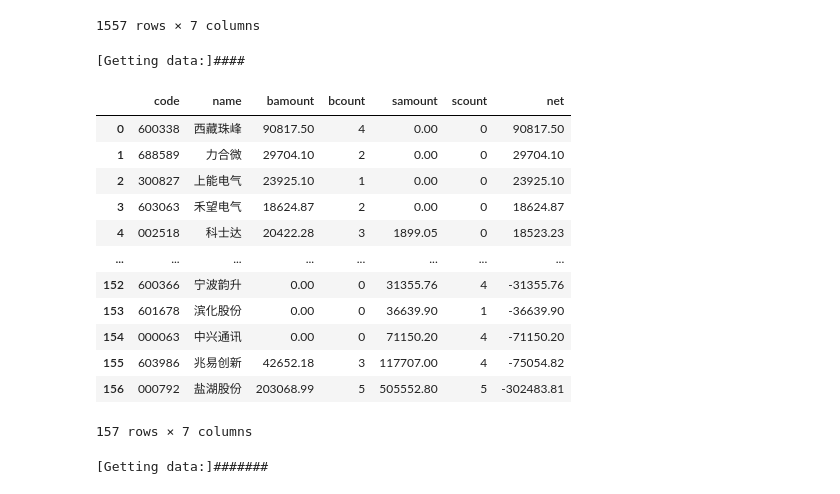
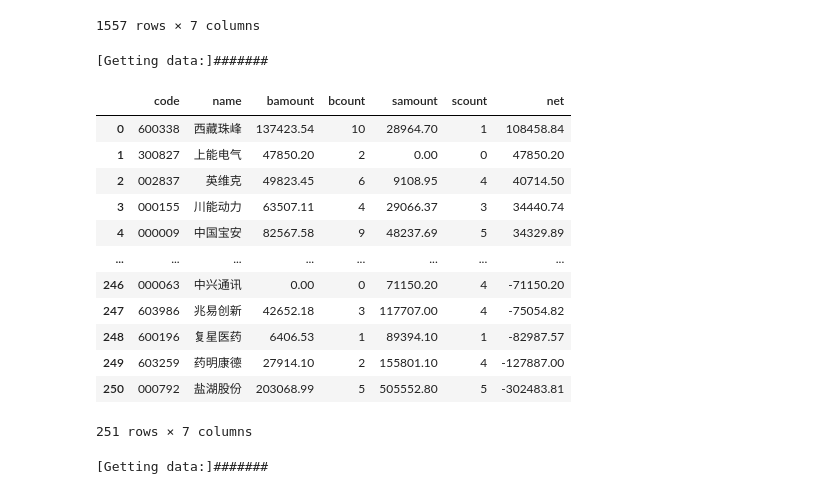
Before and after one commit to linfenglee/quant_trading, a Jupyter notebook: stock_trading/test.ipynb, the cells around one changed output. Drawn from its saved outputs; the diff is of its cells as text; code cells hidden in the pictures.

```diff
--- a/stock_trading/test.ipynb
+++ b/stock_trading/test.ipynb
@@ -414,22 +414,22 @@ ts.broker_tops(10)
 | 1556 | 山西证券股份有限公司太原平阳路证券营业部 | 1 | 424.46 | 1 | 0.00 | 0 | 大地熊 |
 1557 rows × 7 columns
 # %%
-ts.inst_tops()
+ts.inst_tops(10)
 # %% [output]
-[Getting data:]####
+[Getting data:]#######
 |  | code | name | bamount | bcount | samount | scount | net |
-| 0 | 600338 | 西藏珠峰 | 90817.50 | 4 | 0.00 | 0 | 90817.50 |
-| 1 | 688589 | 力合微 | 29704.10 | 2 | 0.00 | 0 | 29704.10 |
-| 2 | 300827 | 上能电气 | 23925.10 | 1 | 0.00 | 0 | 23925.10 |
-| 3 | 603063 | 禾望电气 | 18624.87 | 2 | 0.00 | 0 | 18624.87 |
-| 4 | 002518 | 科士达 | 20422.28 | 3 | 1899.05 | 0 | 18523.23 |
+| 0 | 600338 | 西藏珠峰 | 137423.54 | 10 | 28964.70 | 1 | 108458.84 |
+| 1 | 300827 | 上能电气 | 47850.20 | 2 | 0.00 | 0 | 47850.20 |
+| 2 | 002837 | 英维克 | 49823.45 | 6 | 9108.95 | 4 | 40714.50 |
+| 3 | 000155 | 川能动力 | 63507.11 | 4 | 29066.37 | 3 | 34440.74 |
+| 4 | 000009 | 中国宝安 | 82567.58 | 9 | 48237.69 | 5 | 34329.89 |
 | ... | ... | ... | ... | ... | ... | ... | ... |
-| 152 | 600366 | 宁波韵升 | 0.00 | 0 | 31355.76 | 4 | -31355.76 |
-| 153 | 601678 | 滨化股份 | 0.00 | 0 | 36639.90 | 1 | -36639.90 |
-| 154 | 000063 | 中兴通讯 | 0.00 | 0 | 71150.20 | 4 | -71150.20 |
-| 155 | 603986 | 兆易创新 | 42652.18 | 3 | 117707.00 | 4 | -75054.82 |
-| 156 | 000792 | 盐湖股份 | 203068.99 | 5 | 505552.80 | 5 | -302483.81 |
+| 246 | 000063 | 中兴通讯 | 0.00 | 0 | 71150.20 | 4 | -71150.20 |
+| 247 | 603986 | 兆易创新 | 42652.18 | 3 | 117707.00 | 4 | -75054.82 |
+| 248 | 600196 | 复星医药 | 6406.53 | 1 | 89394.10 | 1 | -82987.57 |
+| 249 | 603259 | 药明康德 | 27914.10 | 2 | 155801.10 | 4 | -127887.00 |
+| 250 | 000792 | 盐湖股份 | 203068.99 | 5 | 505552.80 | 5 | -302483.81 |
-157 rows × 7 columns
+251 rows × 7 columns
 # %%
 ts.inst_detail()
 # %% [output]
```
Also changed, not shown: parts of 2 cells of this notebook, 1 other file.
